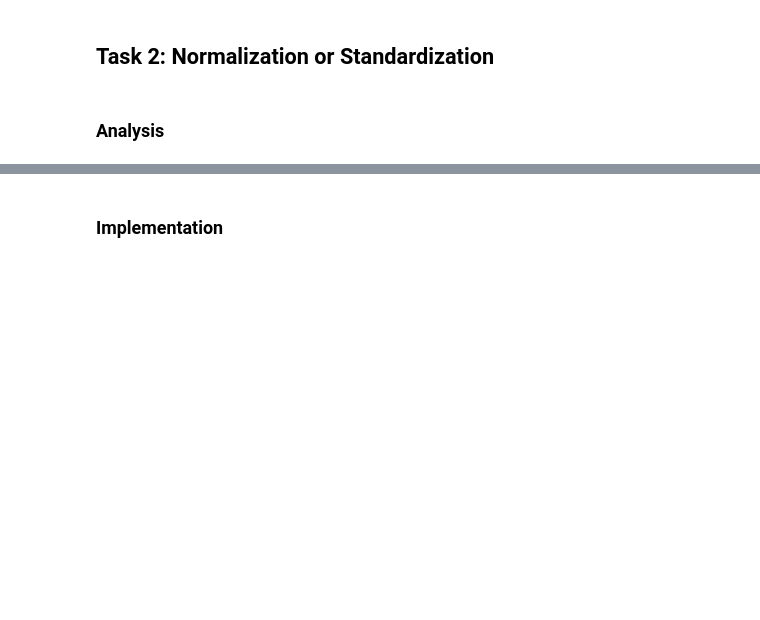
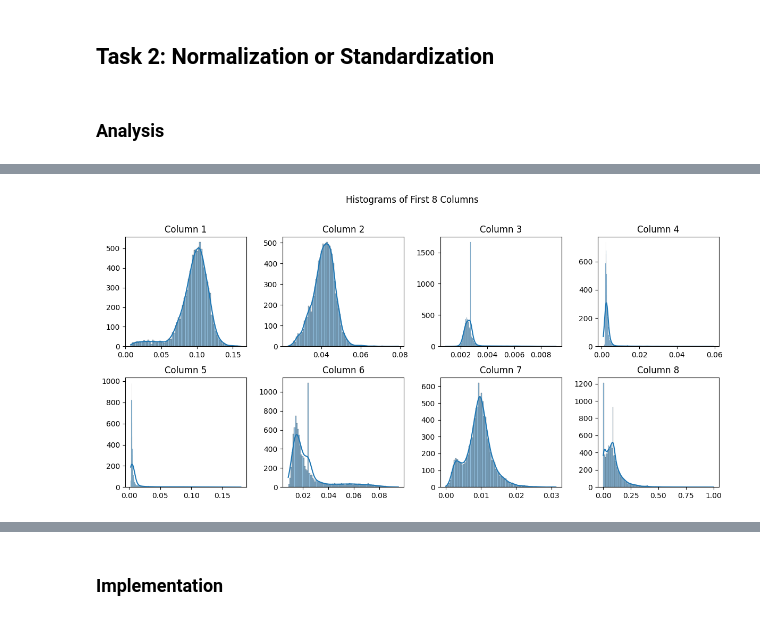
Before and after one commit to dandex200/COMP47490_Machine_Learning, a Jupyter notebook: Assignment_1/ML_A1.ipynb, the cells around one changed output, grey strips where cells are left out. Cells and saved outputs as stored; diff of their text form; code cells hidden in the pictures; blank space fills up the shorter version.

```diff
--- a/Assignment_1/ML_A1.ipynb
+++ b/Assignment_1/ML_A1.ipynb
@@ -265,0 +314,3 @@ df.describe()
+# %%
+df_normalized = (df - df.min().min()) / (df.max().max() - df.min().min())
+df_normalized
@@ -265,0 +343,22 @@ df.describe()
+# %%
+fig, axes = plt.subplots(2, 4, figsize=(12, 6))
+fig.suptitle('Histograms of First 8 Columns')
+
+# Loop through the first 8 columns and create histograms
+for i, column in enumerate(df_normalized.columns[:8]):
+    row, col = i // 4, i % 4  # Calculate the row and column for the subplot
+    ax = axes[row, col]  # Get the corresponding axis
+
+    sns.histplot(df_normalized[column], kde=True, ax=ax)
+    ax.set_title(f'Column {i+1}')
+    ax.set_xlabel('')
+    ax.set_ylabel('')
+
+# Adjust layout
+plt.tight_layout()
+plt.subplots_adjust(top=0.85)
+
+# Show the plot
+plt.show()
+# %% [output]
+[figure, added]
```
Also changed, not shown: parts of 53 cells of this notebook, 1 other file.
